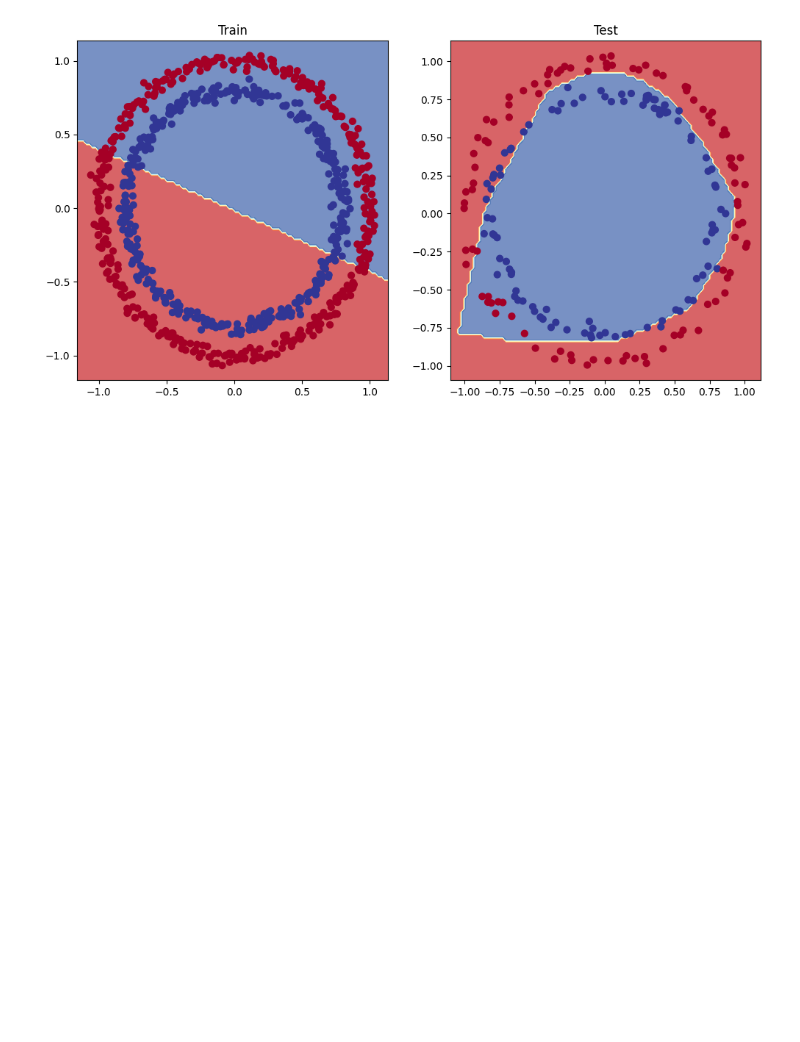
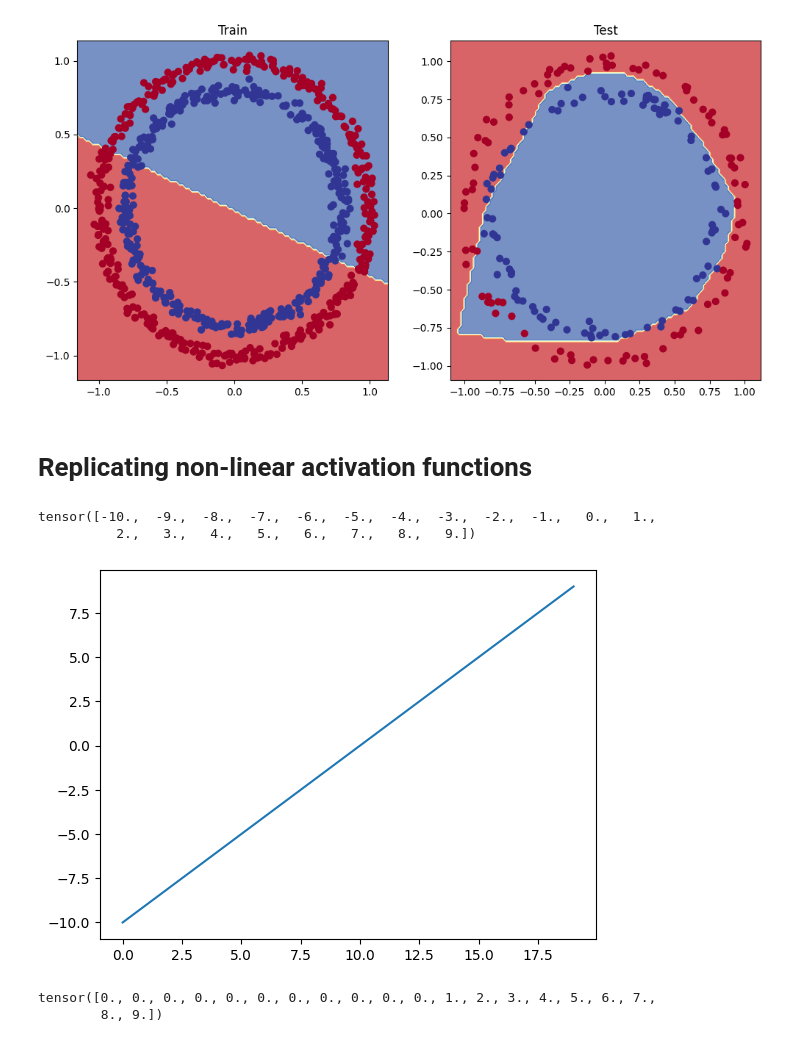
Before and after one commit to makifcevik/pytorch-notebooks, a Jupyter notebook: Pytorch_02.ipynb, the cells around one changed output. Drawn from its saved outputs; the diff is of its cells as text; code cells hidden in the pictures; blank space fills up the shorter version.

```diff
--- a/Pytorch_02.ipynb
+++ b/Pytorch_02.ipynb
@@ -518,3 +518,27 @@ plt.title("Test")
 plot_decision_boundary(model_3, X_test, y_test) # model_3 = has non-linearity
 # %% [output]
 [figure]
+# %% [markdown]
+# Replicating non-linear activation functions
+# %%
+# Create a toy tensor (similar to the data going into our model(s))
+A = torch.arange(-10, 10, 1, dtype=torch.float32)
+A
+# %% [output]
+tensor([-10.,  -9.,  -8.,  -7.,  -6.,  -5.,  -4.,  -3.,  -2.,  -1.,   0.,   1.,
+          2.,   3.,   4.,   5.,   6.,   7.,   8.,   9.])
+# %%
+# Visualize the toy tensor
+plt.plot(A);
+# %% [output]
+[figure, added]
+# %%
+# Create ReLU function by hand
+def relu(x):
+  return torch.maximum(torch.tensor(0), x) # inputs must be tensors
+
+# Pass toy tensor through ReLU function
+relu(A)
+# %% [output]
+tensor([0., 0., 0., 0., 0., 0., 0., 0., 0., 0., 0., 1., 2., 3., 4., 5., 6., 7.,
+        8., 9.])
```
Also changed, not shown: parts of 30 cells of this notebook.
